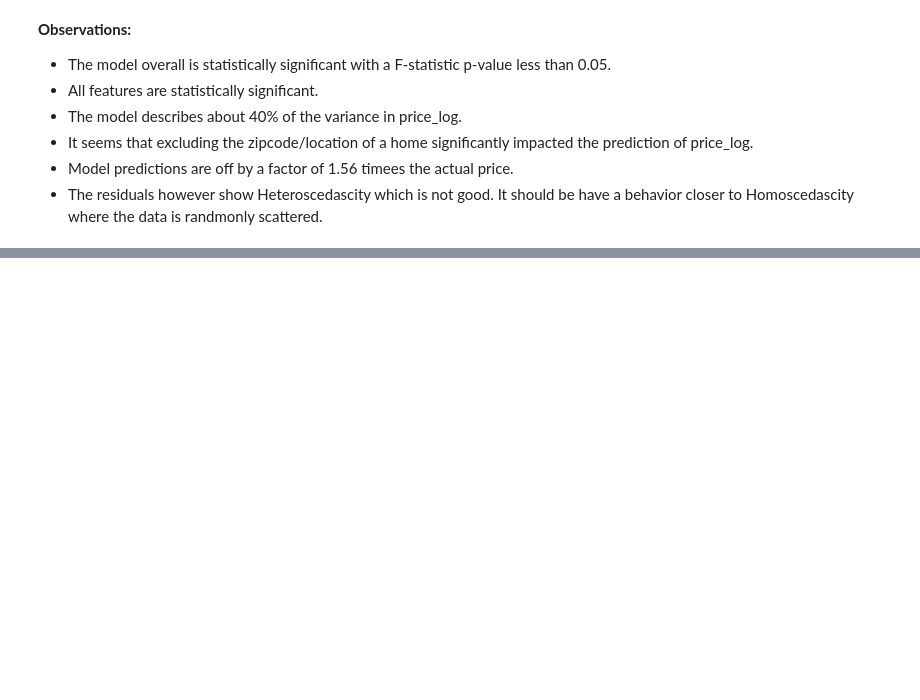
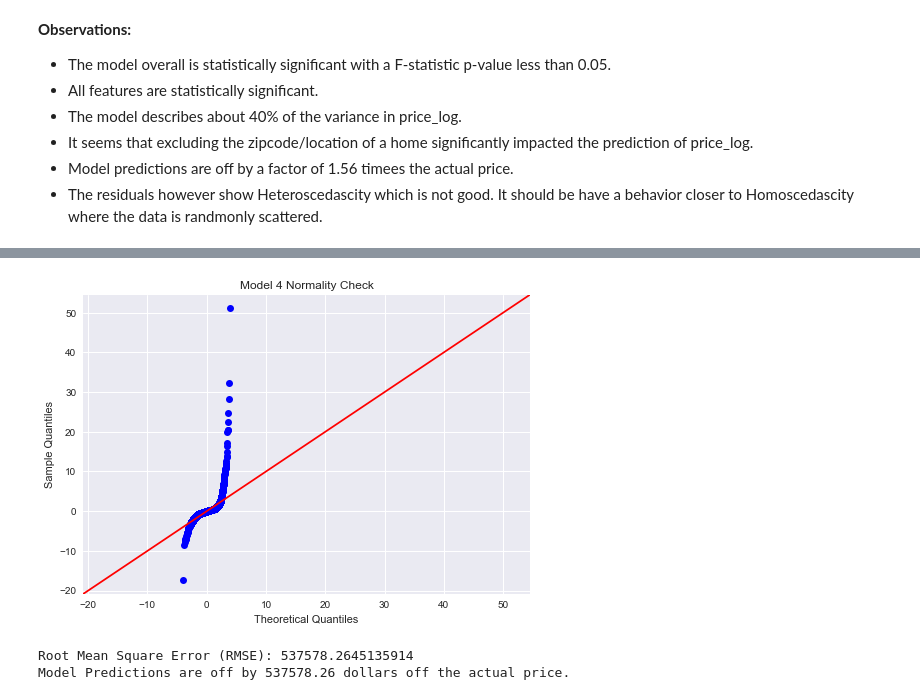
Before and after one commit to cristopher-d-delgado/Project_Linear_Regression_King_County, a Jupyter notebook: notebooks/modeling.ipynb, the cells around one changed output, grey strips where cells are left out. Cells and saved outputs as stored; diff of their text form; code cells hidden in the pictures; blank space fills up the shorter version.

```diff
--- a/notebooks/modeling.ipynb
+++ b/notebooks/modeling.ipynb
@@ -559,0 +838,7 @@ Model Predictions are off by a factor of 1.56 times the actual price.
+# %%
+# Transform features
+poly_2['price'] = np.exp(poly_2['price_log'])
+poly_2['sqft_lot'] = np.exp(poly_2['sqft_lot_log'])
+poly_2['sqft_above'] = np.exp(poly_2['sqft_above_log'])
+# Drop old features
+poly_2.drop(labels=['price_log', 'sqft_above_log', 'sqft_lot_log'], axis=1, inplace=True)
@@ -559,0 +871,7 @@ Model Predictions are off by a factor of 1.56 times the actual price.
+# %%
+# Only want to transform the continuous data to x^2
+poly_2['sqft_above^2'] = poly_2['sqft_above']**2
+poly_2['sqft_lot^2'] = poly_2['sqft_lot']**2
+
+# Drop old values
+poly_2.drop(labels=['sqft_above', 'sqft_lot'], axis=1, inplace=True)
@@ -559,0 +975,24 @@ Model Predictions are off by a factor of 1.56 times the actual price.
+# %%
+sm.graphics.qqplot(model.resid, dist=stats.norm, line='45', fit=True)
+plt.title("Model 4 Normality Check")
+plt.show()
+# %% [output]
+[figure, added]
+# %%
+# Get the predictions from the fitted model
+predictions = model.predict(X)
+
+# Step 3: Calculate the squared differences between predicted and actual values
+squared_errors = (y - predictions) ** 2
+
+# Step 4: Calculate the mean of the squared differences
+mean_squared_error = np.mean(squared_errors)
+
+# Step 5: Take the square root to get the RMSE
+rmse = np.sqrt(mean_squared_error)
+
+print("Root Mean Square Error (RMSE):", rmse)
+print(f"Model Predictions are off by {round((rmse),2)} dollars off the actual price.")
+# %% [output]
+Root Mean Square Error (RMSE): 537578.2645135914
+Model Predictions are off by 537578.26 dollars off the actual price.
```
Also changed, not shown: parts of 62 cells of this notebook.
